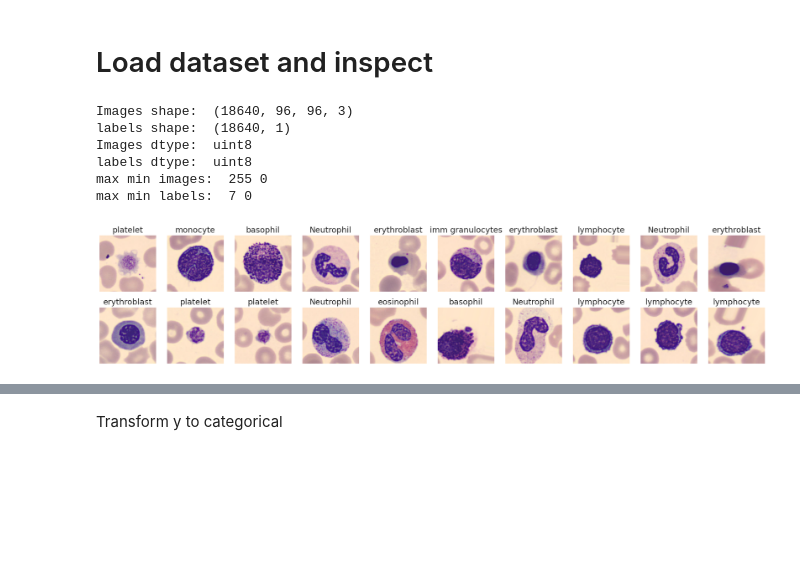
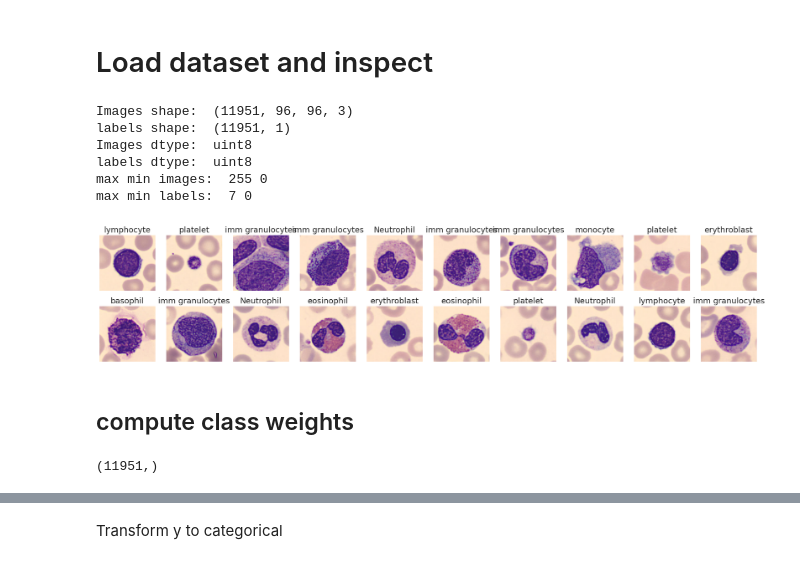
Before and after one commit to paolodc5/ANN_H1_wbc_classification, a Jupyter notebook: ANN_H1_05_advanced_augmentation.ipynb, the cells around one changed output, grey strips where cells are left out. Drawn from its saved outputs; the diff is of its cells as text; code cells hidden in the pictures; blank space fills up the shorter version.

```diff
--- a/ANN_H1_05_advanced_augmentation.ipynb
+++ b/ANN_H1_05_advanced_augmentation.ipynb
@@ -75,7 +77,7 @@ current working directory:  /kaggle/working
 # Load dataset and inspect
 # %%
 dataset_dir = input_dir / 'ann-h1-round1-dataset'
-dataset_name = 'training_set_cleaned_balanced.npz'
+dataset_name = 'training_set_cleaned.npz'
 
 data = np.load(dataset_dir / dataset_name)
 X = data['images']
@@ -83,34 +85,40 @@ y = data['labels']
 print('Images shape: ', X.shape)
 print('labels shape: ', y.shape)
 print('Images dtype: ', X.dtype)
 print('labels dtype: ', y.dtype)
 print('max min images: ', np.max(X), np.min(X))
 print('max min labels: ', np.max(y), np.min(y))
-
 labels = {0:'basophil',
           1: 'eosinophil',
           2: 'erythroblast',
           3: 'imm granulocytes',
           4: 'lymphocyte',
           5: 'monocyte',
           6: 'Neutrophil',
           7: 'platelet'}
 
 fig, ax = plt.subplots(2,10, figsize=(25,5))
 ax = ax.flatten()
 
 
 for i in range(len(ax)):
   idx = random.randint(0,X.shape[0]-1)
   ax[i].imshow(X[idx,:,:,:])
   ax[i].axis('off')
   ax[i].set_title(f'{labels[y[idx][0]]}')
 plt.show()
 # %% [output]
-Images shape:  (18640, 96, 96, 3)
-labels shape:  (18640, 1)
+Images shape:  (11951, 96, 96, 3)
+labels shape:  (11951, 1)
 Images dtype:  uint8
 labels dtype:  uint8
 max min images:  255 0
 max min labels:  7 0
-[figure, old version]
+[figure, new version]
+# %% [markdown]
+## compute class weights
+# %%
+labels_arr = np.array(list(labels.keys()))
+y.ravel().shape
+# %% [output]
+(11951,)
```
Also changed, not shown: parts of 54 cells of this notebook.
